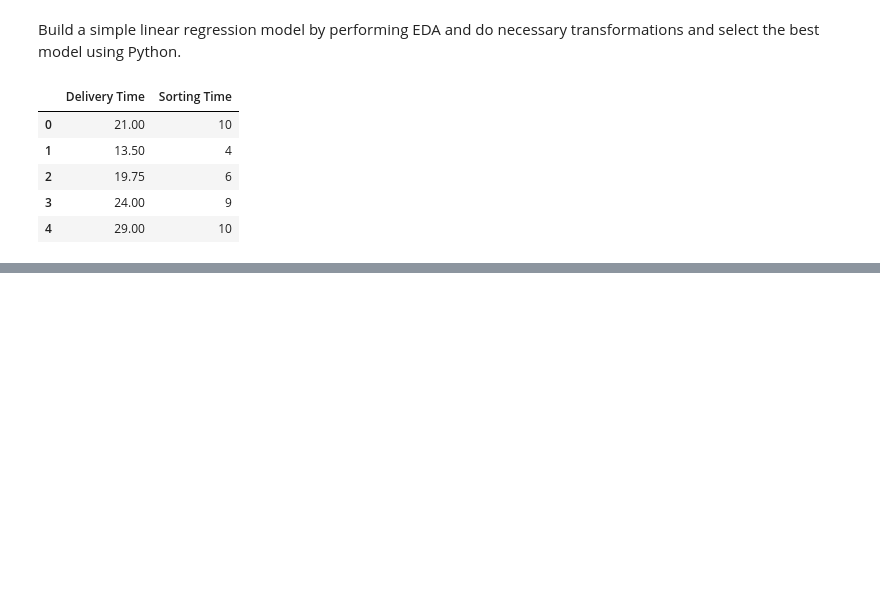
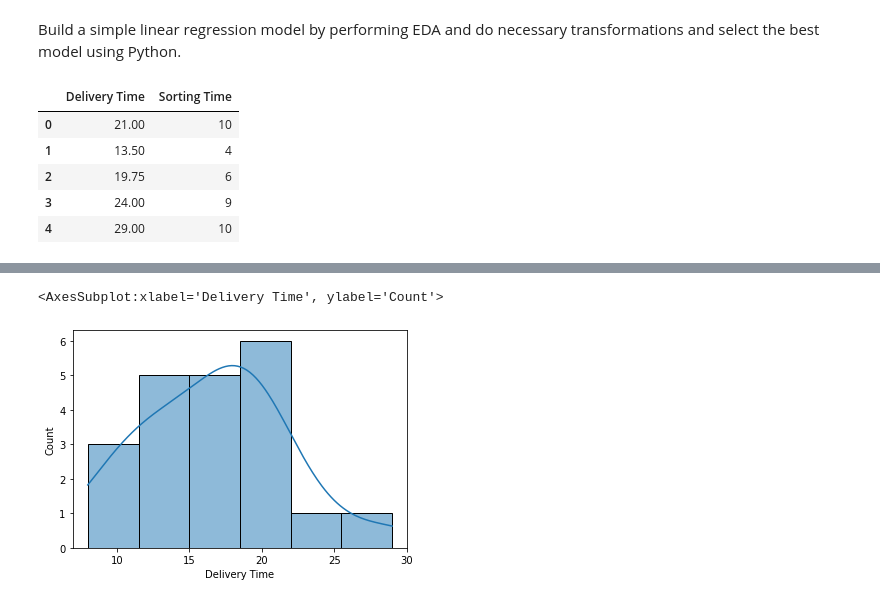
Before and after one commit to naveenverse/code, a Jupyter notebook: regression_analysis.ipynb, the cells around one changed output, grey strips where cells are left out. Drawn from its saved outputs; the diff is of its cells as text; code cells hidden in the pictures; blank space fills up the shorter version.

```diff
--- a/regression_analysis.ipynb
+++ b/regression_analysis.ipynb
@@ -37,3 +39,9 @@ Sorting Time range:  8
+# %%
+import seaborn as sns
+sns.histplot(df['Delivery Time'],kde=True)
+# %% [output]
+<AxesSubplot:xlabel='Delivery Time', ylabel='Count'>
+[figure, added]
 # %%
 model1 = LinearRegression()
 X = np.array(df['Delivery Time'])
```
Also changed, not shown: parts of 28 cells of this notebook.
